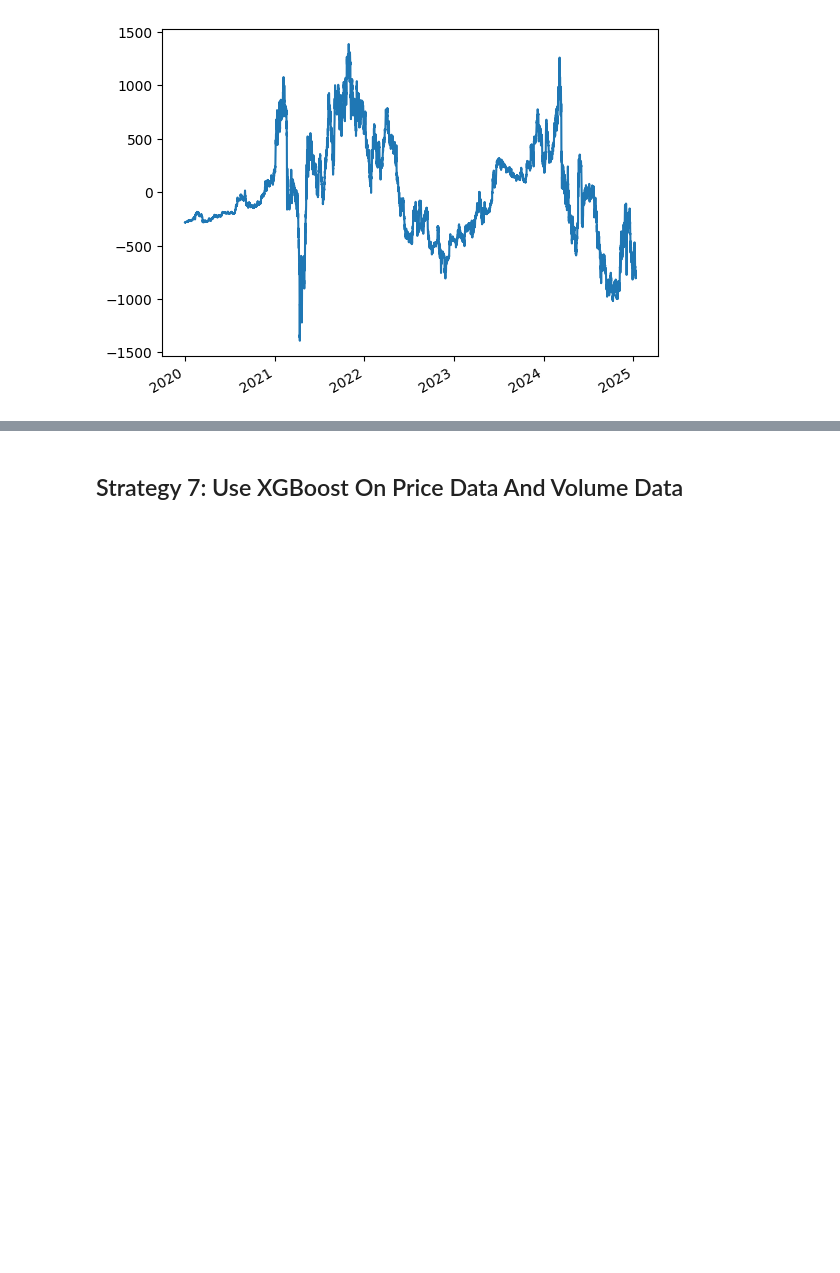
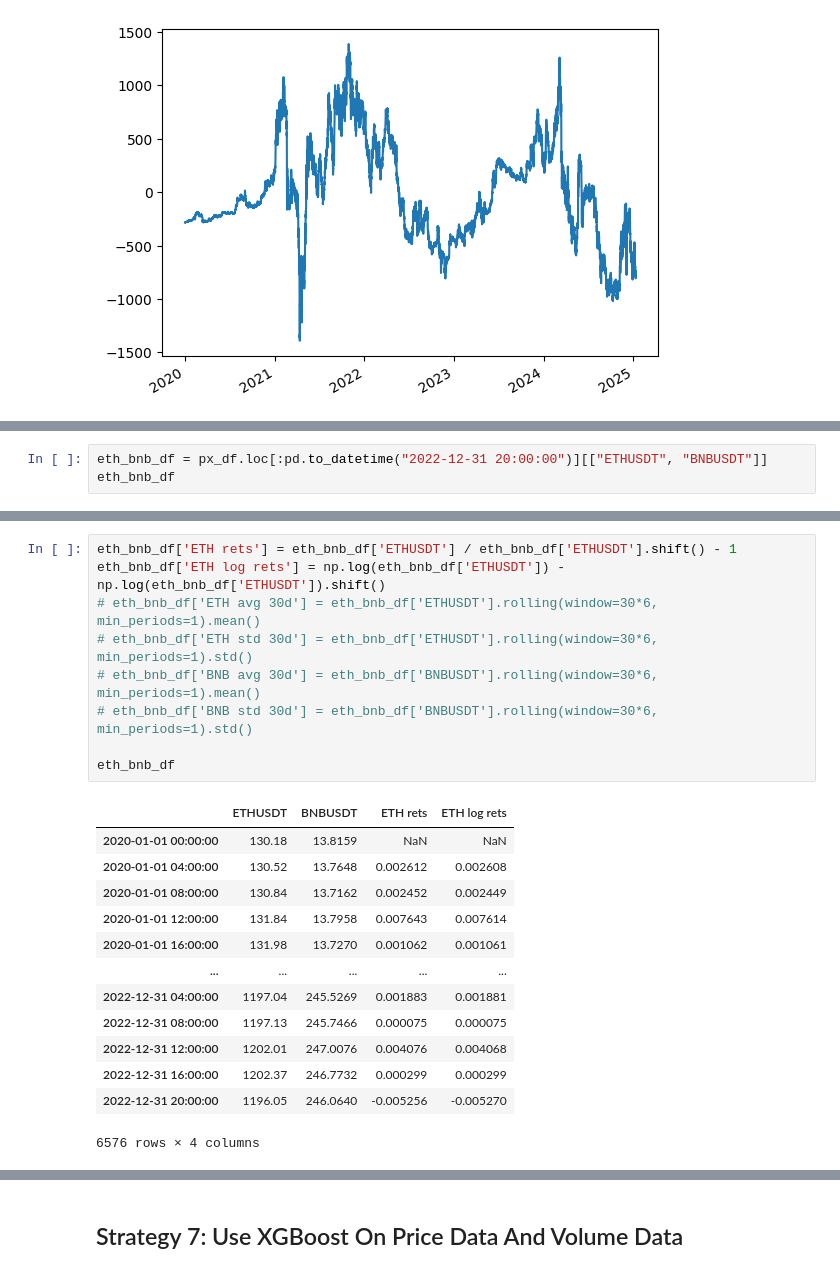
Before and after one commit to wbchristerson/jn-learning, a Jupyter notebook: cryptocurrency_stat_arb.ipynb, the cells around one changed output, grey strips where cells are left out. Cells and saved outputs as stored; diff of their text form; blank space fills up the shorter version.

```diff
--- a/cryptocurrency_stat_arb.ipynb
+++ b/cryptocurrency_stat_arb.ipynb
@@ -1503,0 +1506,3 @@ dtype: float64
+# %%
+eth_bnb_df = px_df.loc[:pd.to_datetime("2022-12-31 20:00:00")][["ETHUSDT", "BNBUSDT"]]
+eth_bnb_df
@@ -1503,0 +1523,23 @@ dtype: float64
+# %%
+eth_bnb_df['ETH rets'] = eth_bnb_df['ETHUSDT'] / eth_bnb_df['ETHUSDT'].shift() - 1
+eth_bnb_df['ETH log rets'] = np.log(eth_bnb_df['ETHUSDT']) - np.log(eth_bnb_df['ETHUSDT']).shift()
+# eth_bnb_df['ETH avg 30d'] = eth_bnb_df['ETHUSDT'].rolling(window=30*6, min_periods=1).mean()
+# eth_bnb_df['ETH std 30d'] = eth_bnb_df['ETHUSDT'].rolling(window=30*6, min_periods=1).std()
+# eth_bnb_df['BNB avg 30d'] = eth_bnb_df['BNBUSDT'].rolling(window=30*6, min_periods=1).mean()
+# eth_bnb_df['BNB std 30d'] = eth_bnb_df['BNBUSDT'].rolling(window=30*6, min_periods=1).std()
+
+eth_bnb_df
+# %% [output]
+|  | ETHUSDT | BNBUSDT | ETH rets | ETH log rets |
+| 2020-01-01 00:00:00 | 130.18 | 13.8159 | NaN | NaN |
+| 2020-01-01 04:00:00 | 130.52 | 13.7648 | 0.002612 | 0.002608 |
+| 2020-01-01 08:00:00 | 130.84 | 13.7162 | 0.002452 | 0.002449 |
+| 2020-01-01 12:00:00 | 131.84 | 13.7958 | 0.007643 | 0.007614 |
+| 2020-01-01 16:00:00 | 131.98 | 13.7270 | 0.001062 | 0.001061 |
+| ... | ... | ... | ... | ... |
+| 2022-12-31 04:00:00 | 1197.04 | 245.5269 | 0.001883 | 0.001881 |
+| 2022-12-31 08:00:00 | 1197.13 | 245.7466 | 0.000075 | 0.000075 |
+| 2022-12-31 12:00:00 | 1202.01 | 247.0076 | 0.004076 | 0.004068 |
+| 2022-12-31 16:00:00 | 1202.37 | 246.7732 | 0.000299 | 0.000299 |
+| 2022-12-31 20:00:00 | 1196.05 | 246.0640 | -0.005256 | -0.005270 |
+6576 rows × 4 columns
```
Also changed, not shown: parts of 68 cells of this notebook.
